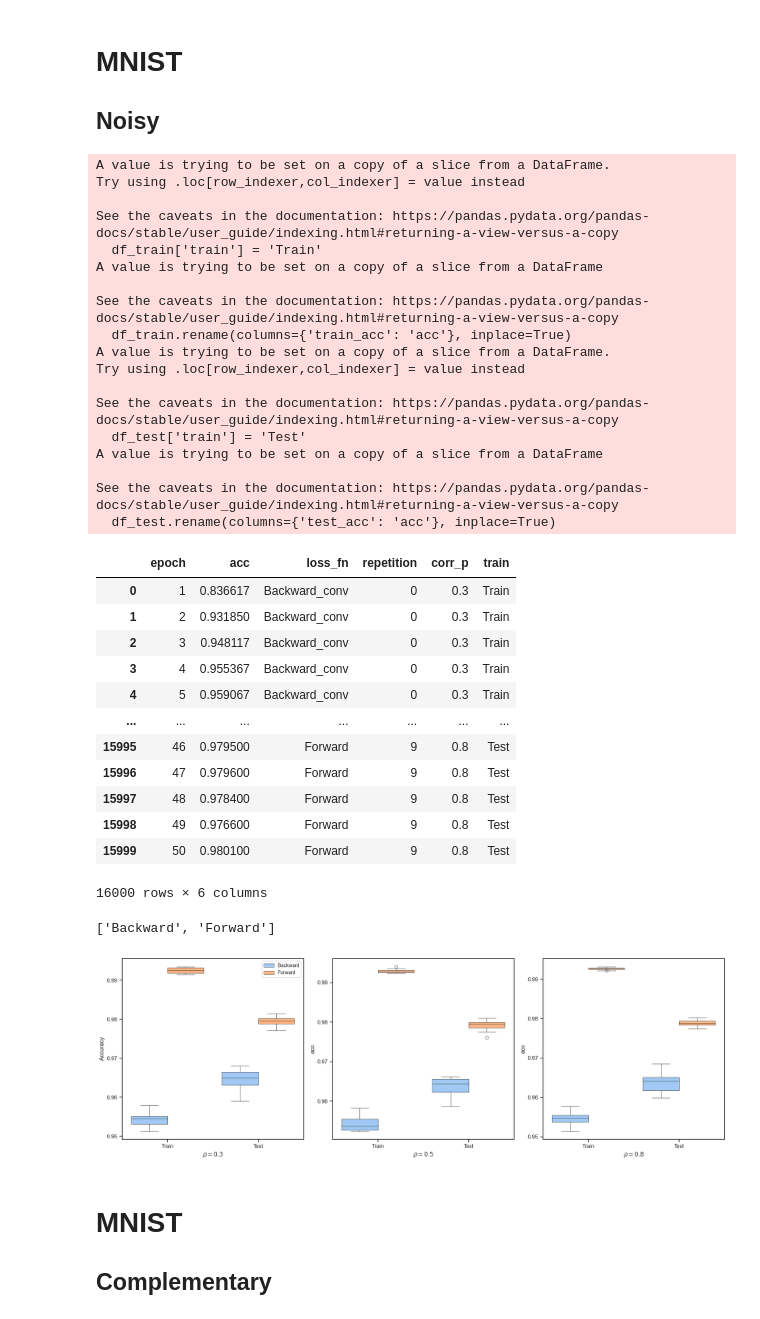
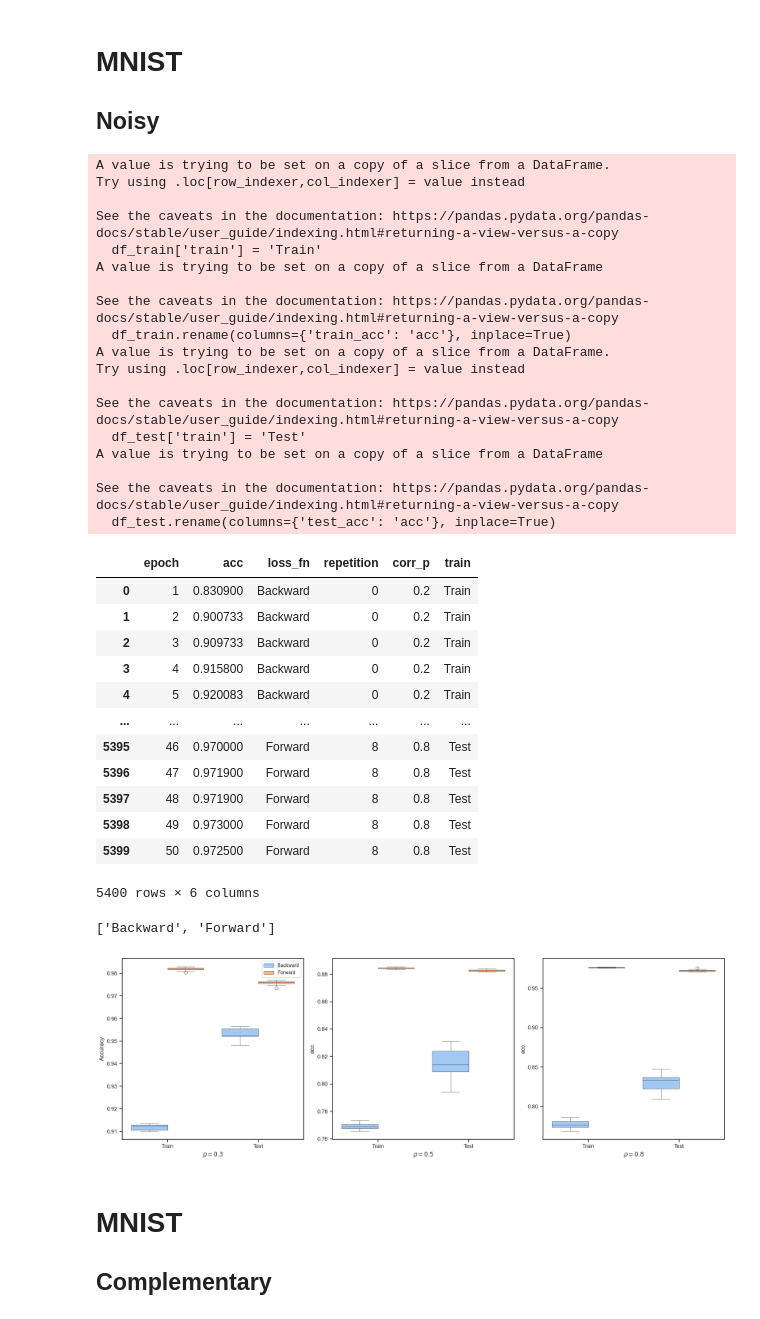
Before and after one commit to DaniBacaicoa/ForwardBackard_losses, a Jupyter notebook: New_Results_viasualization.ipynb, the cells around one changed output. Drawn from its saved outputs; the diff is of its cells as text; code cells hidden in the pictures.

```diff
--- a/New_Results_viasualization.ipynb
+++ b/New_Results_viasualization.ipynb
@@ -126,8 +126,8 @@ plt.show()
 ## Noisy
 # %%
 df_list = []
-#folder_path = 'Results/mnist_Noisy_Patrini_MNIST'
-folder_path = 'Results/Old/mnist_Noisy_Patrini_MNIST'
+folder_path = 'Results/mnist_Noisy_Patrini_MNIST'
+#folder_path = 'Results/Old/mnist_Noisy_Patrini_MNIST'
 for filename in os.listdir(folder_path):
     if filename.endswith('.csv'):
         file_path = os.path.join(folder_path, filename)
@@ -166,24 +166,24 @@ A value is trying to be set on a copy of a slice from a DataFrame
 See the caveats in the documentation: https://pandas.pydata.org/pandas-docs/stable/user_guide/indexing.html#returning-a-view-versus-a-copy
   df_test.rename(columns={'test_acc': 'acc'}, inplace=True)
 |  | epoch | acc | loss_fn | repetition | corr_p | train |
-| 0 | 1 | 0.836617 | Backward_conv | 0 | 0.3 | Train |
-| 1 | 2 | 0.931850 | Backward_conv | 0 | 0.3 | Train |
-| 2 | 3 | 0.948117 | Backward_conv | 0 | 0.3 | Train |
-| 3 | 4 | 0.955367 | Backward_conv | 0 | 0.3 | Train |
-| 4 | 5 | 0.959067 | Backward_conv | 0 | 0.3 | Train |
+| 0 | 1 | 0.830900 | Backward | 0 | 0.2 | Train |
+| 1 | 2 | 0.900733 | Backward | 0 | 0.2 | Train |
+| 2 | 3 | 0.909733 | Backward | 0 | 0.2 | Train |
+| 3 | 4 | 0.915800 | Backward | 0 | 0.2 | Train |
+| 4 | 5 | 0.920083 | Backward | 0 | 0.2 | Train |
 | ... | ... | ... | ... | ... | ... | ... |
-| 15995 | 46 | 0.979500 | Forward | 9 | 0.8 | Test |
-| 15996 | 47 | 0.979600 | Forward | 9 | 0.8 | Test |
-| 15997 | 48 | 0.978400 | Forward | 9 | 0.8 | Test |
-| 15998 | 49 | 0.976600 | Forward | 9 | 0.8 | Test |
-| 15999 | 50 | 0.980100 | Forward | 9 | 0.8 | Test |
+| 5395 | 46 | 0.970000 | Forward | 8 | 0.8 | Test |
+| 5396 | 47 | 0.971900 | Forward | 8 | 0.8 | Test |
+| 5397 | 48 | 0.971900 | Forward | 8 | 0.8 | Test |
+| 5398 | 49 | 0.973000 | Forward | 8 | 0.8 | Test |
+| 5399 | 50 | 0.972500 | Forward | 8 | 0.8 | Test |
-16000 rows × 6 columns
+5400 rows × 6 columns
 # %%
 selected_loss_fns = ['Backward', 'Forward']
 last_epoch_df = df_concatenado[df_concatenado['epoch'] == 50]
 last_epoch_df = last_epoch_df[last_epoch_df['loss_fn'].isin(selected_loss_fns)]
 
-df_corr1 = last_epoch_df[last_epoch_df['corr_p']==0.3]
+df_corr1 = last_epoch_df[last_epoch_df['corr_p']==0.2]
 df_corr2 = last_epoch_df[last_epoch_df['corr_p']==0.5]
 df_corr3 = last_epoch_df[last_epoch_df['corr_p']==0.8]
 
@@ -193,46 +193,46 @@ fig, axes = plt.subplots(1, 3, figsize=(18, 6), sharey=False)
 
 hue_order = ['Backward', 'Forward']#'Backward_conv', 'Backward_opt', 'Backward_opt_conv', 'Forward', 'Forward_opt']
 new_labels = ['Backward', 'Forward']#'Convex Backward ', r'Backward (${\bf B}^\ast$)', r'Convex Backward (${\bf B}^\ast$)', , r'ForwardBackward (${\bf F=I},{\bf B=B^\ast}$)']
 
 
 sns.boxplot(data=df_corr1, x='train', y='acc', hue='loss_fn', hue_order= hue_order, ax=axes[0], saturation=1,
-            boxprops=dict(edgecolor='black', linewidth=0.5),
-            whiskerprops=dict(color='black', linewidth=0.5),
-            capprops=dict(color='black', linewidth=0.5),
-            medianprops=dict(color='black', linewidth=0.5))
+            boxprops=dict(edgecolor='black', linewidth=0.4),
+            whiskerprops=dict(color='black', linewidth=0.4),
+            capprops=dict(color='black', linewidth=0.4),
+            medianprops=dict(color='black', linewidth=0.4))
 axes[0].set_xlabel(r'$\rho=0.3$')
 axes[0].set_ylabel('Accuracy')
 
 handles, labels = axes[0].get_legend_handles_labels()
 axes[0].legend(handles, new_labels,prop={'size': 10})
 print(labels)
 
 
 sns.boxplot(data=df_corr2, x='train', y='acc', hue='loss_fn', hue_order= hue_order, ax=axes[1], saturation=1,
-            boxprops=dict(edgecolor='black', linewidth=0.5),
-            whiskerprops=dict(color='black', linewidth=0.5),
-            capprops=dict(color='black', linewidth=0.5),
-            medianprops=dict(color='black', linewidth=0.5))
+            boxprops=dict(edgecolor='black', linewidth=0.4),
+            whiskerprops=dict(color='black', linewidth=0.4),
+            capprops=dict(color='black', linewidth=0.4),
+            medianprops=dict(color='black', linewidth=0.4))
 axes[1].set_xlabel(r'$\rho=0.5$')
 #axes[1].set_ylabel('Accuracy')
 axes[1].legend().remove()
 
 sns.boxplot(data=df_corr3, x='train', y='acc', hue='loss_fn', hue_order= hue_order, ax=axes[2], saturation=1,
-            boxprops=dict(edgecolor='black', linewidth=0.5),
-            whiskerprops=dict(color='black', linewidth=0.5),
-            capprops=dict(color='black', linewidth=0.5),
-            medianprops=dict(color='black', linewidth=0.5))
+            boxprops=dict(edgecolor='black', linewidth=0.4),
+            whiskerprops=dict(color='black', linewidth=0.4),
+            capprops=dict(color='black', linewidth=0.4),
+            medianprops=dict(color='black', linewidth=0.4))
 axes[2].set_xlabel(r'$\rho=0.8$')
 #axes[2].set_ylabel('Accuracy')
 axes[2].legend().remove()
 
 # Adjust layout
 plt.tight_layout()
 plt.show()
 #plt.savefig('Fig2.eps', format='eps',dpi=1000)
 # %% [output]
 ['Backward', 'Forward']
-[figure, old version]
+[figure, new version]
 # %% [markdown]
 # MNIST
 ## Complementary
```
Also changed, not shown: parts of 22 cells of this notebook, 1 other file.
